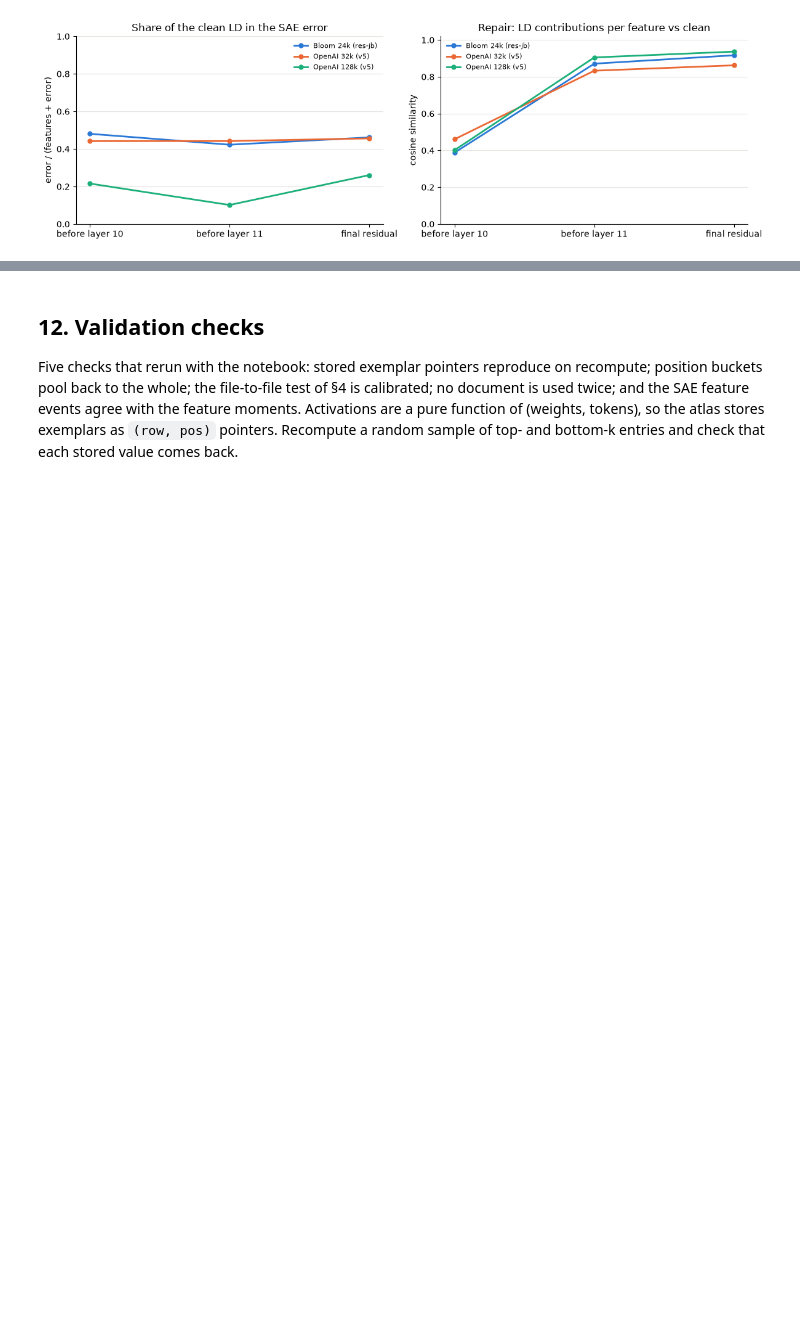
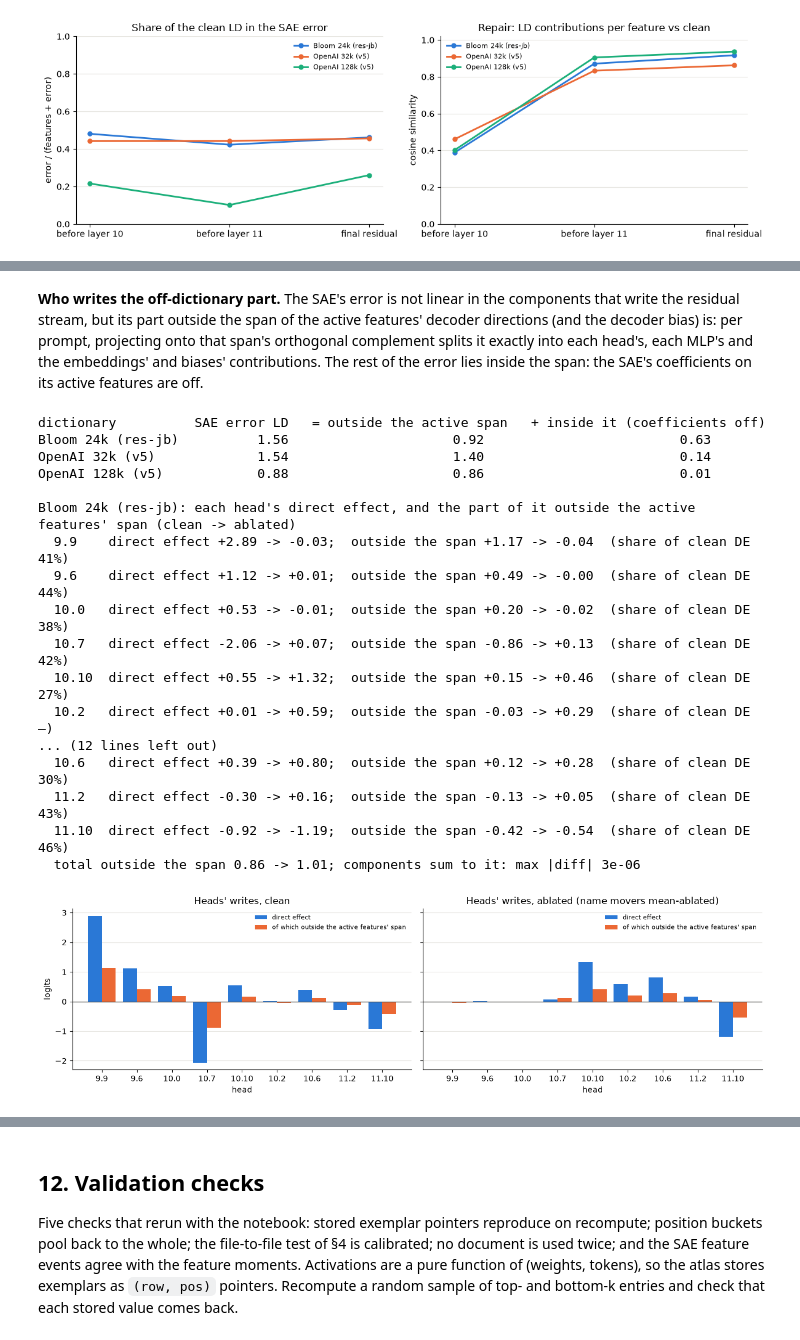
Before and after one commit to rreece/gpt2-atlas, a Jupyter notebook: notebooks/atlas.ipynb, the cells around one changed output, grey strips where cells are left out. Drawn from its saved outputs; the diff is of its cells as text; code cells hidden in the pictures; blank space fills up the shorter version.

Commit message:
IOI in the SAE basis: name features carry the answer; circuit heads write the off-dictionary part

```diff
--- a/notebooks/atlas.ipynb
+++ b/notebooks/atlas.ipynb
@@ -1537,3 +1582,63 @@ at the final residual, change under the ablation (95% intervals over prompts):
+# %% [markdown]
+**Who writes the off-dictionary part.** The SAE's error is not linear in the components that write the residual
+stream, but its part outside the span of the active features' decoder directions (and the decoder bias) is: per
+prompt, projecting onto that span's orthogonal complement splits it exactly into each head's, each MLP's and the
+embeddings' and biases' contributions. The rest of the error lies inside the span: the SAE's coefficients on its
+active features are off.
+# %%
+print("dictionary          SAE error LD   = outside the active span   + inside it (coefficients off)")
+for dname, o in offdict.items():
+    e, p_ = o["clean"]["sae_error"].mean(), o["clean"]["total"].mean()
+    print(f"{dname:19s} {e:12.2f}   {p_:22.2f}   {e - p_:26.2f}")
+KEY = ["9.9", "9.6", "10.0", "10.7", "10.10", "10.2", "10.6", "11.2", "11.10"]
+de_mean = lambda r, k: float(r["de"][:, int(k.split(".")[0]), int(k.split(".")[1])].mean())
+for dname in ("Bloom 24k (res-jb)", "OpenAI 128k (v5)"):
+    o = offdict[dname]
+    print(f"\n{dname}: each head's direct effect, and the part of it outside the active features' span (clean -> ablated)")
+    for k in KEY:
+        dc, da = de_mean(clean_run, k), de_mean(abl_run, k)
+        oc, oa = float(o["clean"]["components"][k].mean()), float(o["ablated"]["components"][k].mean())
+        frac = f"{oc / dc:4.0%}" if abs(dc) > 0.1 else "   —"
+        print(f"  {k:6s} direct effect {dc:+.2f} -> {da:+.2f};  outside the span {oc:+.2f} -> {oa:+.2f}  (share of clean DE {frac})")
+    tot = {n: float(o[n]["total"].mean()) for n in o}
+    print(f"  total outside the span {tot['clean']:.2f} -> {tot['ablated']:.2f}; components sum to it: max |diff| "
+          f"{(sum(o['clean']['components'].values()) - o['clean']['total']).abs().max():.0e}")
+
+fig, axes = plt.subplots(1, 2, figsize=(13, 3.8), sharey=True)
+o = offdict["OpenAI 128k (v5)"]
+xk = np.arange(len(KEY))
+for ax, run_name, r in ((axes[0], "clean", clean_run), (axes[1], "ablated", abl_run)):
+    de_k = np.array([de_mean(r, k) for k in KEY])
+    off_k = np.array([float(o[run_name]["components"][k].mean()) for k in KEY])
+    ax.bar(xk - 0.2, de_k, 0.4, color=C[0], label="direct effect", zorder=2)
+    ax.bar(xk + 0.2, off_k, 0.4, color=C[1], label="of which outside the active features' span", zorder=2)
+    ax.axhline(0, color=INK2, lw=1)
+    ax.set_xticks(xk, KEY)
+    ax.set(title=f"Heads' writes, {run_name}" + (" (name movers mean-ablated)" if run_name == "ablated" else ""),
+           xlabel="head", ylabel="logits" if run_name == "clean" else None)
+    ax.legend(frameon=False, fontsize=8)
+    tidy(ax)
+plt.tight_layout()
+save(fig, "results_ioi_offdict")
+# %% [output]
+dictionary          SAE error LD   = outside the active span   + inside it (coefficients off)
+Bloom 24k (res-jb)          1.56                     0.92                         0.63
+OpenAI 32k (v5)             1.54                     1.40                         0.14
+OpenAI 128k (v5)            0.88                     0.86                         0.01
+
+Bloom 24k (res-jb): each head's direct effect, and the part of it outside the active features' span (clean -> ablated)
+  9.9    direct effect +2.89 -> -0.03;  outside the span +1.17 -> -0.04  (share of clean DE  41%)
+  9.6    direct effect +1.12 -> +0.01;  outside the span +0.49 -> -0.00  (share of clean DE  44%)
+  10.0   direct effect +0.53 -> -0.01;  outside the span +0.20 -> -0.02  (share of clean DE  38%)
+  10.7   direct effect -2.06 -> +0.07;  outside the span -0.86 -> +0.13  (share of clean DE  42%)
+  10.10  direct effect +0.55 -> +1.32;  outside the span +0.15 -> +0.46  (share of clean DE  27%)
+  10.2   direct effect +0.01 -> +0.59;  outside the span -0.03 -> +0.29  (share of clean DE    —)
+... (12 lines left out)
+  10.6   direct effect +0.39 -> +0.80;  outside the span +0.12 -> +0.28  (share of clean DE  30%)
+  11.2   direct effect -0.30 -> +0.16;  outside the span -0.13 -> +0.05  (share of clean DE  43%)
+  11.10  direct effect -0.92 -> -1.19;  outside the span -0.42 -> -0.54  (share of clean DE  46%)
+  total outside the span 0.86 -> 1.01; components sum to it: max |diff| 3e-06
+[figure, added]
 # %% [markdown]
 **Reading it.**
 
```
Also changed, not shown: parts of 3 cells of this notebook, 3 other files.
